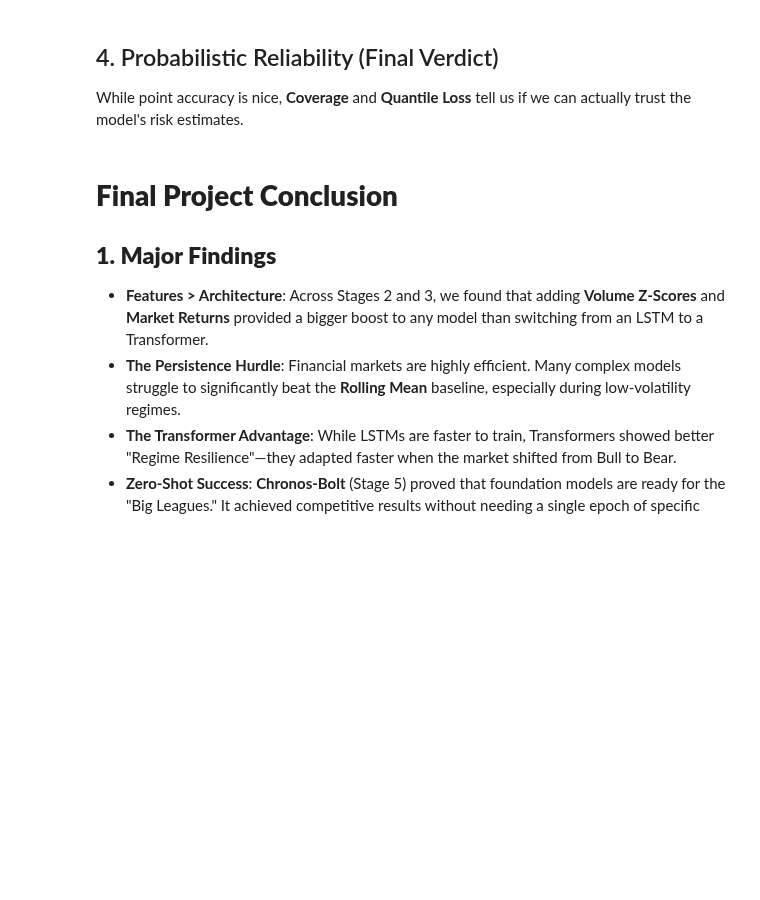
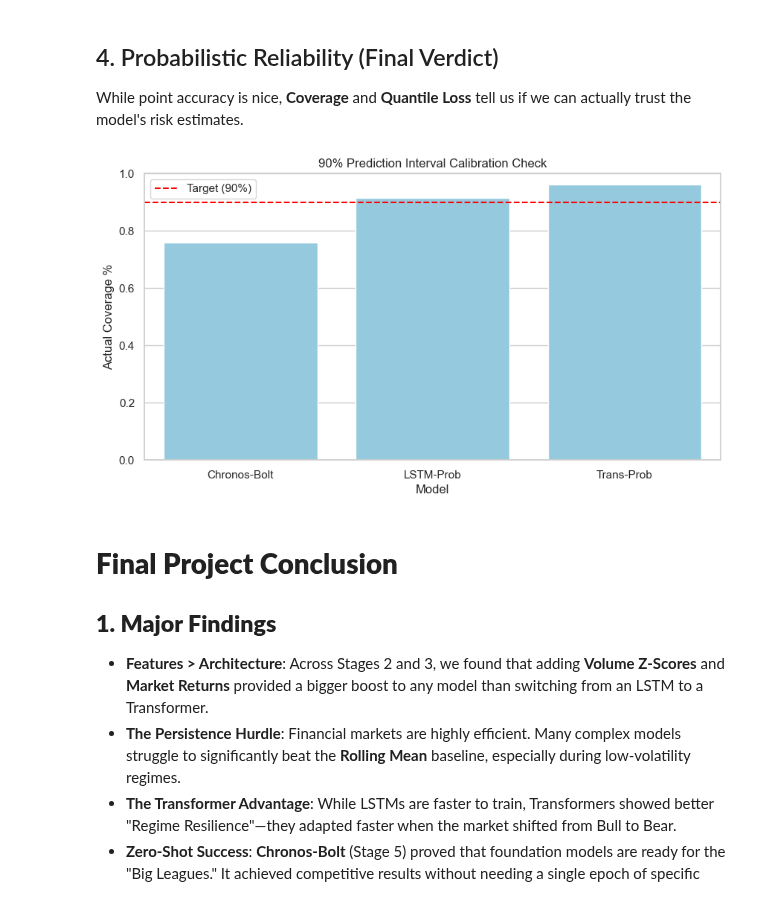
Before and after one commit to rfandan/Stock-market-prediction-using-ML-DL-and-foundation-models, a Jupyter notebook: notebook/Stage7.ipynb, the cells around one changed output. Saved outputs shown, nothing was run; the diff lists cells and outputs as text; code cells hidden in the pictures; blank space fills up the shorter version.

```diff
--- a/notebook/Stage7.ipynb
+++ b/notebook/Stage7.ipynb
@@ -75,18 +101,39 @@ if 'leaderboard' in locals():
 ## 4. Probabilistic Reliability (Final Verdict)
 While point accuracy is nice, **Coverage** and **Quantile Loss** tell us if we can actually trust the model's risk estimates.
 # %%
+import matplotlib.pyplot as plt
+import seaborn as sns
+
 if 'master_df' in locals() and 'Coverage' in master_df.columns:
-    prob_cols = [c for c in ["Model", "Coverage"] if c in master_df.columns]
+    # Compute mean coverage per model
     reliability = master_df.dropna(subset=["Coverage"]).groupby("Model")[["Coverage"]].mean()
 
+    # Create figure
     plt.figure(figsize=(10, 5))
+
+    # Plot target line
     plt.axhline(0.90, color='red', linestyle='--', label='Target (90%)')
-    sns.barplot(x=reliability.index, y=reliability["Coverage"], palette="coolwarm")
+
+    # Plot bars without palette, then manually set colors
+    barplot = sns.barplot(
+        x=reliability.index,
+        y=reliability["Coverage"],
+        color='skyblue'  # single color for all bars
+    )
+
+    # Optionally: set a gradient manually if you want different colors per bar
+    # colors = sns.color_palette("coolwarm", len(reliability))
+    # for bar, color in zip(barplot.patches, colors):
+    #     bar.set_facecolor(color)
+
+    # Labels and formatting
     plt.title("90% Prediction Interval Calibration Check")
     plt.ylabel("Actual Coverage %")
     plt.ylim(0, 1.0)
     plt.legend()
     plt.show()
+# %% [output]
+[figure, added]
 # %% [markdown]
 # **Final Project Conclusion**
 
```
Also changed, not shown: parts of 4 cells of this notebook, 5 other files.
